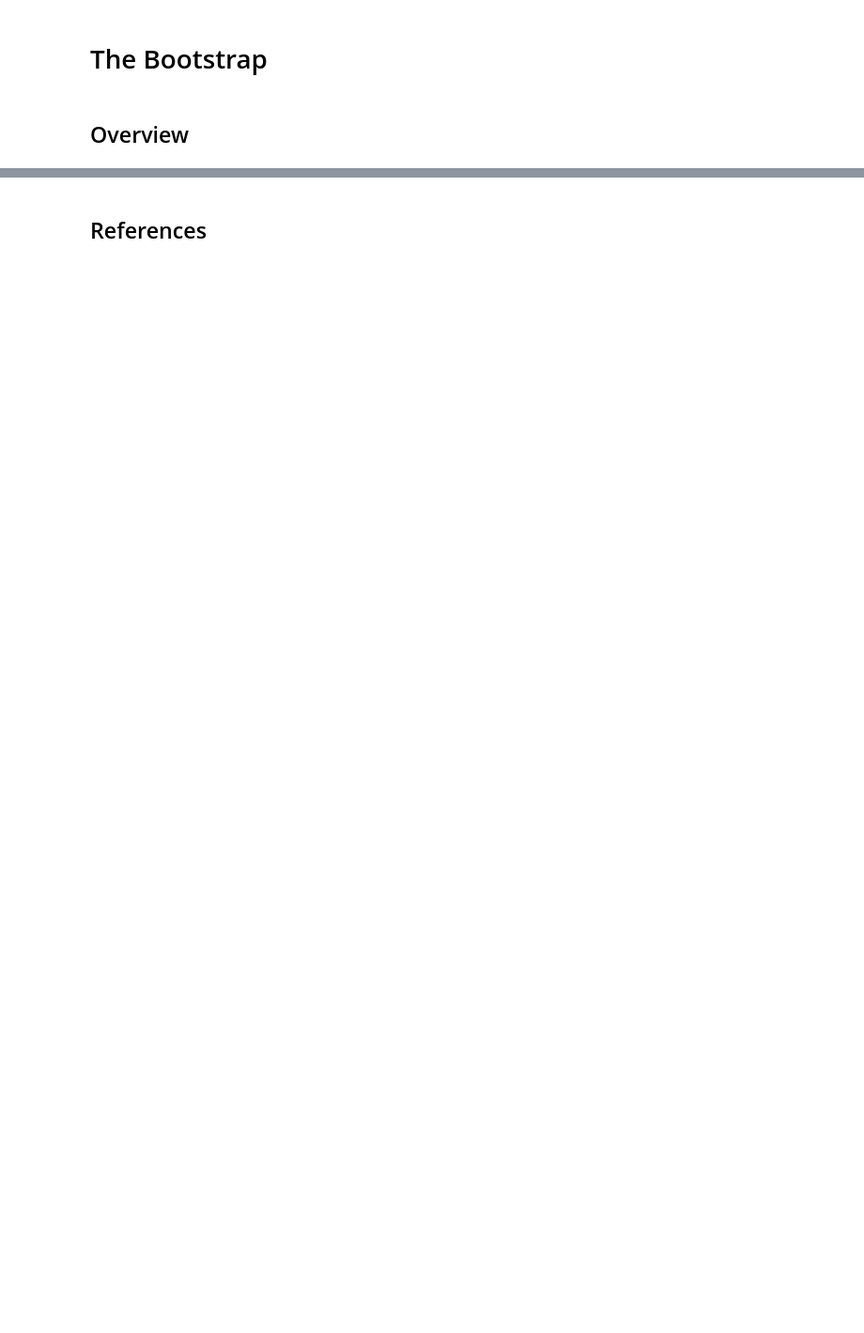
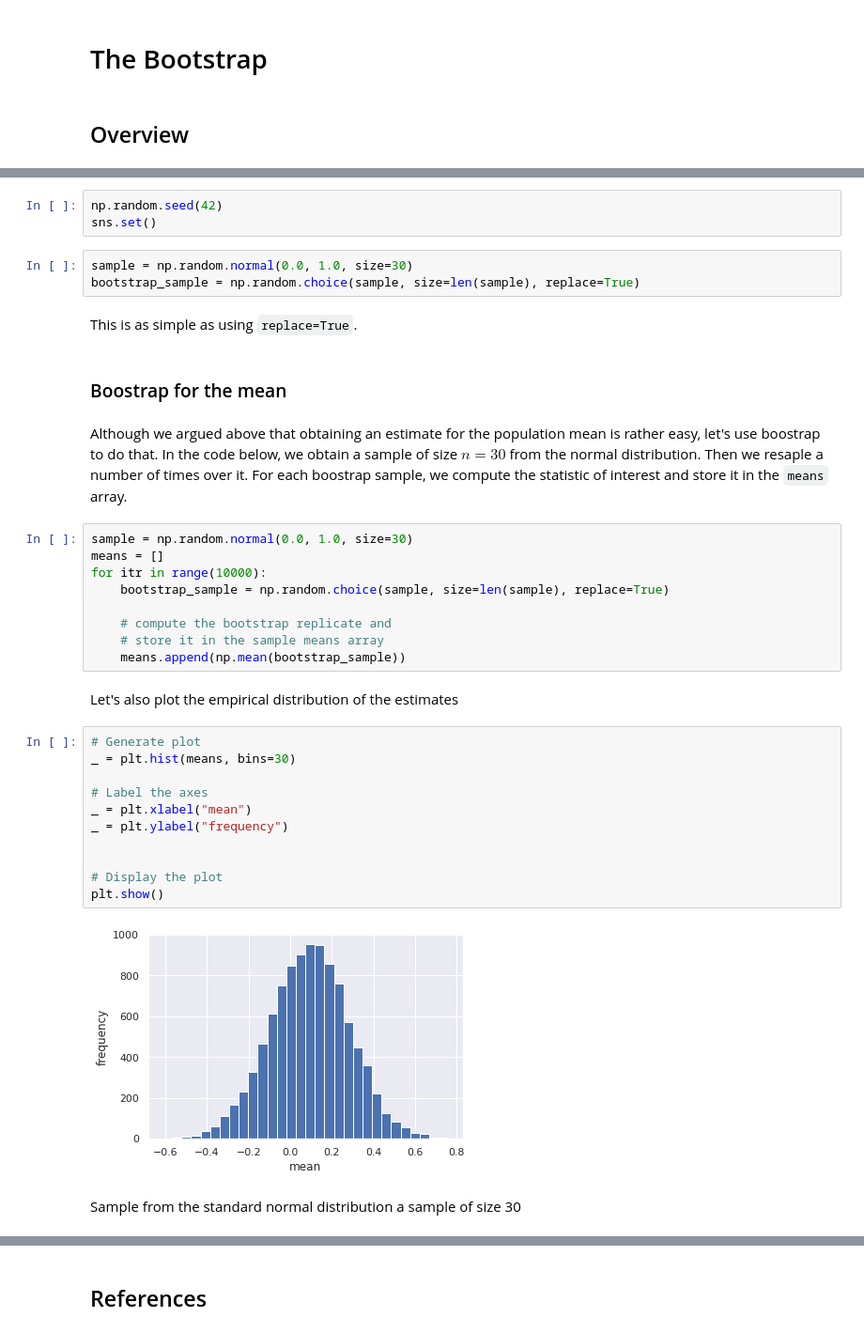
Before and after one commit to pockerman/probability_and_statistics_notes, a Jupyter notebook: probability_and_statistics/simulation_methods/the_bootstrap.ipynb, the cells around one changed output, grey strips where cells are left out. Shown at 94% size. Drawn from its saved outputs; the diff is of its cells as text; blank space fills up the shorter version.

````diff
--- a/probability_and_statistics/simulation_methods/the_bootstrap.ipynb
+++ b/probability_and_statistics/simulation_methods/the_bootstrap.ipynb
@@ -22,0 +38,40 @@ Calculating $se$ requires that we know $\sigma^2$.
+# %%
+np.random.seed(42)
+sns.set()
+# %%
+sample = np.random.normal(0.0, 1.0, size=30)
+bootstrap_sample = np.random.choice(sample, size=len(sample), replace=True)
+# %% [markdown]
+This is as simple as using ```replace=True```.
+# %% [markdown]
+### Boostrap for the mean
+# %% [markdown]
+Although we argued above that obtaining an estimate for the population mean is rather easy, let's use boostrap to do that. In the code
+below, we obtain a sample of size $n=30$ from the normal distribution. Then we resaple a number of times over it.
+For each boostrap sample, we compute the statistic of interest and store it in the ```means``` array.
+# %%
+sample = np.random.normal(0.0, 1.0, size=30)
+means = []
+for itr in range(10000):
+    bootstrap_sample = np.random.choice(sample, size=len(sample), replace=True)
+
+    # compute the bootstrap replicate and
+    # store it in the sample means array
+    means.append(np.mean(bootstrap_sample))
+# %% [markdown]
+Let's also plot the empirical distribution of the estimates
+# %%
+# Generate plot
+_ = plt.hist(means, bins=30)
+
+# Label the axes
+_ = plt.xlabel("mean")
+_ = plt.ylabel("frequency")
+
+
+# Display the plot
+plt.show()
+# %% [output]
+[figure, added]
+# %% [markdown]
+Sample from the standard normal distribution a sample of size 30
````
Also changed, not shown: parts of 36 cells of this notebook, 5 other files.
